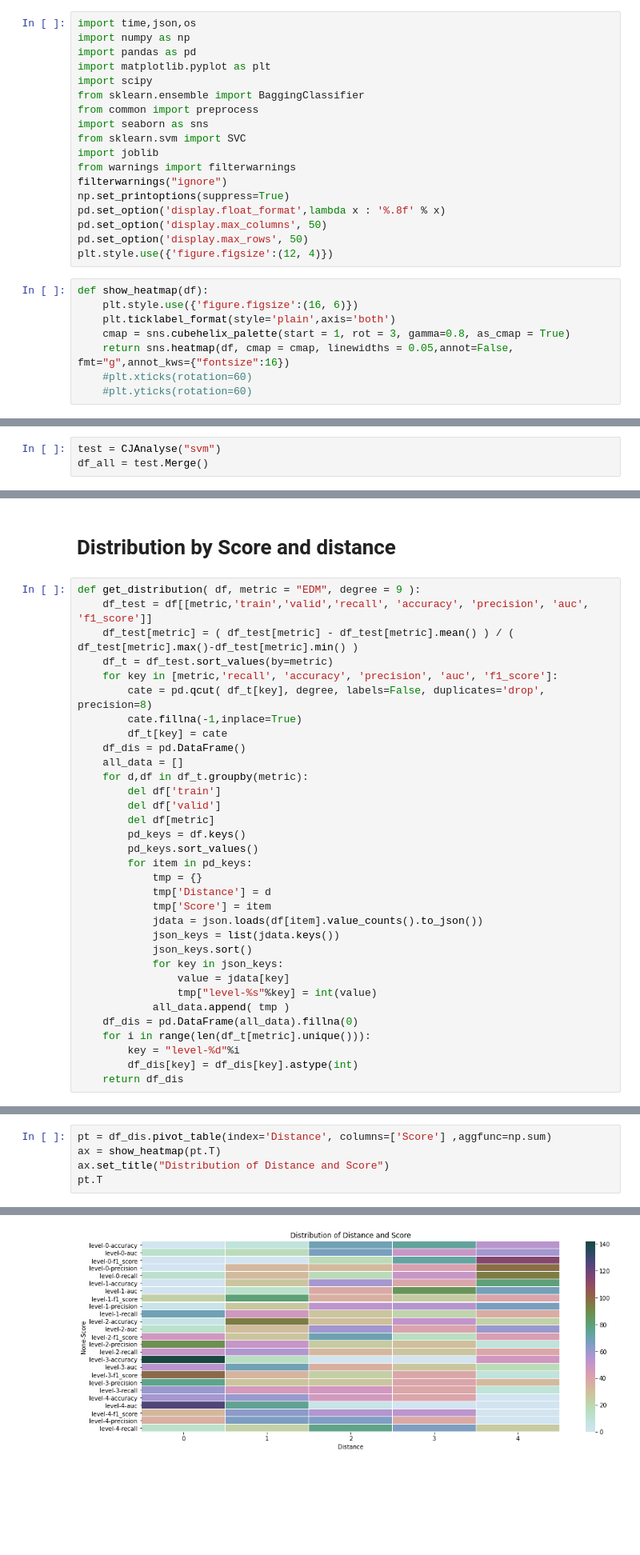
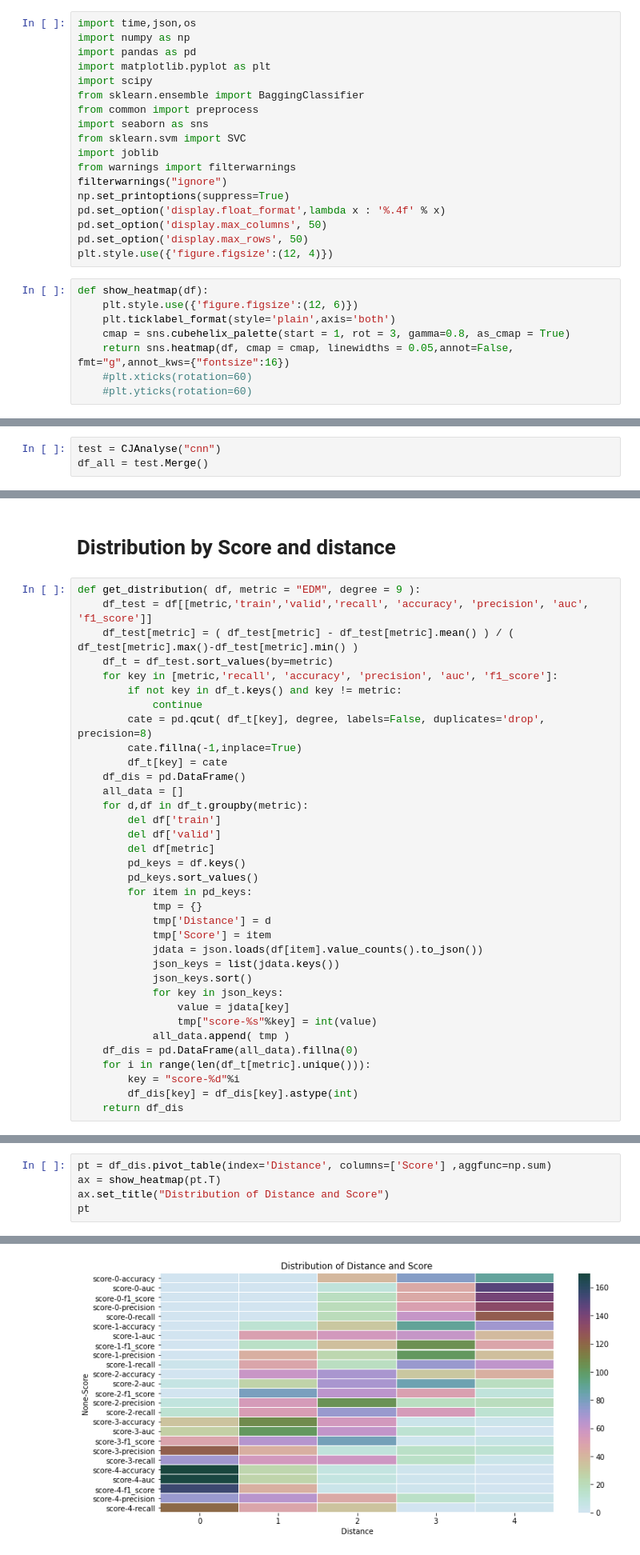
Before and after one commit to jimxie2012/iot-model-evaluation, a Jupyter notebook: src/analyse.ipynb, the cells around one changed output, grey strips where cells are left out. Shown: that part at 80% size. Drawn from its saved outputs; the diff is of its cells as text; blank space fills up the shorter version.

```diff
--- a/src/analyse.ipynb
+++ b/src/analyse.ipynb
@@ -18,13 +18,13 @@ import joblib
 from warnings import filterwarnings
 filterwarnings("ignore")
 np.set_printoptions(suppress=True)
-pd.set_option('display.float_format',lambda x : '%.8f' % x)
+pd.set_option('display.float_format',lambda x : '%.4f' % x)
 pd.set_option('display.max_columns', 50)
 pd.set_option('display.max_rows', 50)
 plt.style.use({'figure.figsize':(12, 4)})
 # %%
 def show_heatmap(df):
-    plt.style.use({'figure.figsize':(16, 6)})
+    plt.style.use({'figure.figsize':(12, 6)})
     plt.ticklabel_format(style='plain',axis='both')
     cmap = sns.cubehelix_palette(start = 1, rot = 3, gamma=0.8, as_cmap = True)
     return sns.heatmap(df, cmap = cmap, linewidths = 0.05,annot=False, fmt="g",annot_kws={"fontsize":16})
@@ -101,7 +101,7 @@ class CJAnalyse:
         df_all.set_index("score", inplace = True, drop = True)
         return df_all #.reset_index()
 # %%
-test = CJAnalyse("svm")
+test = CJAnalyse("cnn")
 df_all = test.Merge()
 # %% [markdown]
 # Correlations for each base set
@@ -336,6 +340,8 @@ def get_distribution( df, metric = "EDM", degree = 9 ):
     df_test[metric] = ( df_test[metric] - df_test[metric].mean() ) / ( df_test[metric].max()-df_test[metric].min() )
     df_t = df_test.sort_values(by=metric)
     for key in [metric,'recall', 'accuracy', 'precision', 'auc', 'f1_score']:
+        if not key in df_t.keys() and key != metric:
+            continue
         cate = pd.qcut( df_t[key], degree, labels=False, duplicates='drop', precision=8)
         cate.fillna(-1,inplace=True)
         df_t[key] = cate
@@ -356,11 +362,11 @@ def get_distribution( df, metric = "EDM", degree = 9 ):
             json_keys.sort()
             for key in json_keys:
                 value = jdata[key]
-                tmp["level-%s"%key] = int(value)
+                tmp["score-%s"%key] = int(value)
             all_data.append( tmp )
     df_dis = pd.DataFrame(all_data).fillna(0)
     for i in range(len(df_t[metric].unique())):
-        key = "level-%d"%i
+        key = "score-%d"%i
         df_dis[key] = df_dis[key].astype(int)
     return df_dis
 # %%
@@ -377,5 +384,5 @@ df_dis.head(5)
 pt = df_dis.pivot_table(index='Distance', columns=['Score'] ,aggfunc=np.sum)
 ax = show_heatmap(pt.T)
 ax.set_title("Distribution of Distance and Score")
-pt.T
+pt
 # %% [output]
@@ -400 +397 @@ pt.T
-[figure, old version]
+[figure, new version]
```
Also changed, not shown: parts of 10 cells of this notebook, 6 other files.
